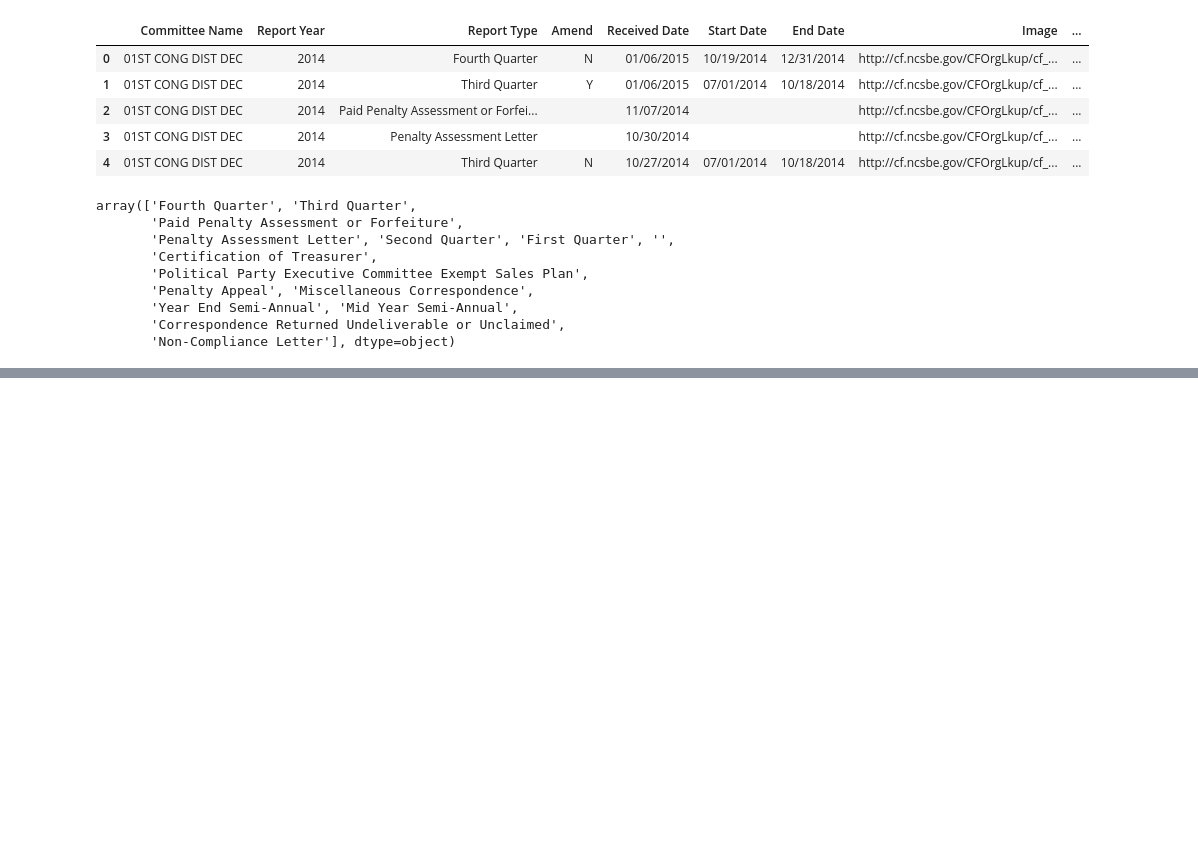
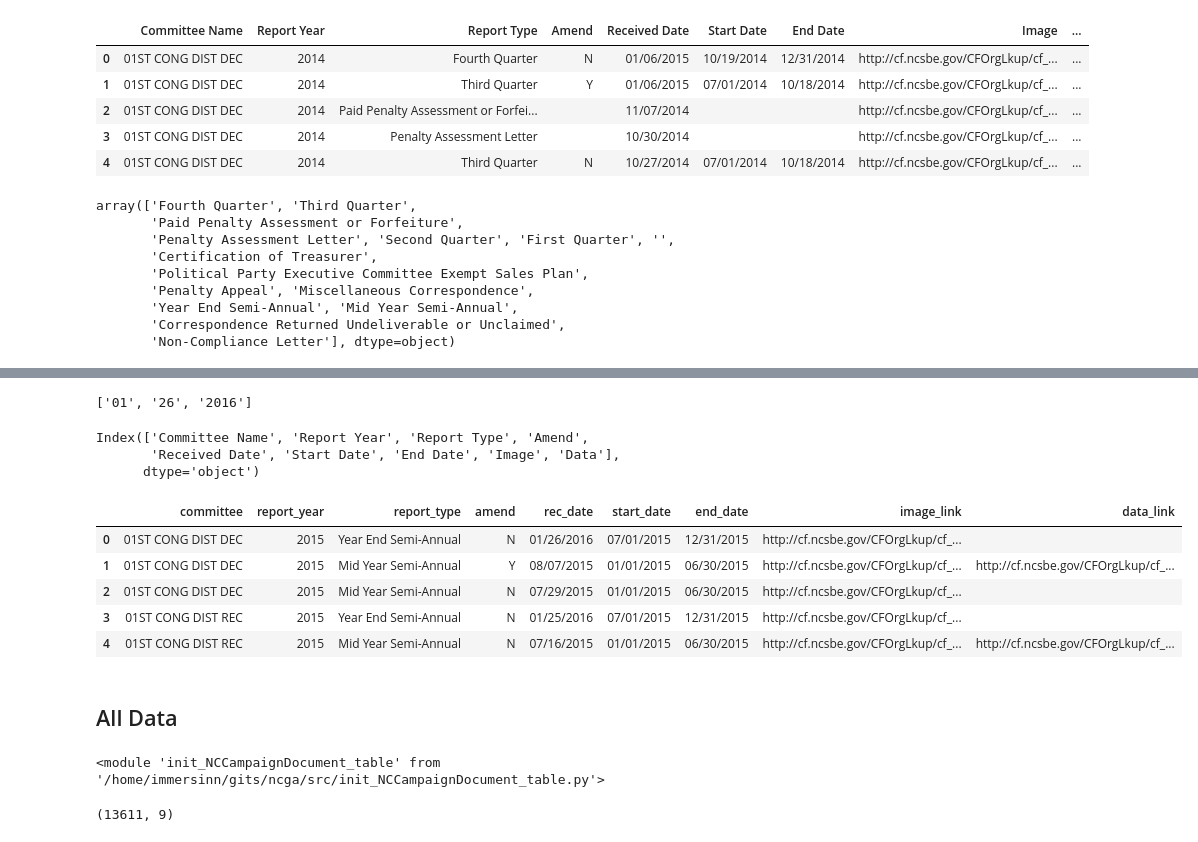
Before and after one commit to immersinn/ncga, a Jupyter notebook: notebooks/explore/Explore All PAC Filings.ipynb, the cells around one changed output, grey strips where cells are left out. Cells and saved outputs as stored; diff of their text form; code cells hidden in the pictures; blank space fills up the shorter version.

```diff
--- a/notebooks/explore/Explore All PAC Filings.ipynb
+++ b/notebooks/explore/Explore All PAC Filings.ipynb
@@ -133,0 +178,10 @@ TabError: inconsistent use of tabs and spaces in indentation (extract_NCCampaign
+# %%
+df2015['Received Date'][0].split('/')
+# %% [output]
+['01', '26', '2016']
+# %%
+df2014.columns
+# %% [output]
+Index(['Committee Name', 'Report Year', 'Report Type', 'Amend',
+       'Received Date', 'Start Date', 'End Date', 'Image', 'Data'],
+      dtype='object')
@@ -133,0 +201,11 @@ TabError: inconsistent use of tabs and spaces in indentation (extract_NCCampaign
+# %%
+df2015.head()
+# %% [output]
+|  | committee | report_year | report_type | amend | rec_date | start_date | end_date | image_link | data_link |
+| 0 | 01ST CONG DIST DEC | 2015 | Year End Semi-Annual | N | 01/26/2016 | 07/01/2015 | 12/31/2015 | http://cf.ncsbe.gov/CFOrgLkup/cf_... |  |
+| 1 | 01ST CONG DIST DEC | 2015 | Mid Year Semi-Annual | Y | 08/07/2015 | 01/01/2015 | 06/30/2015 | http://cf.ncsbe.gov/CFOrgLkup/cf_... | http://cf.ncsbe.gov/CFOrgLkup/cf_... |
+| 2 | 01ST CONG DIST DEC | 2015 | Mid Year Semi-Annual | N | 07/29/2015 | 01/01/2015 | 06/30/2015 | http://cf.ncsbe.gov/CFOrgLkup/cf_... |  |
+| 3 | 01ST CONG DIST REC | 2015 | Year End Semi-Annual | N | 01/25/2016 | 07/01/2015 | 12/31/2015 | http://cf.ncsbe.gov/CFOrgLkup/cf_... |  |
+| 4 | 01ST CONG DIST REC | 2015 | Mid Year Semi-Annual | N | 07/16/2015 | 01/01/2015 | 06/30/2015 | http://cf.ncsbe.gov/CFOrgLkup/cf_... | http://cf.ncsbe.gov/CFOrgLkup/cf_... |
+# %% [markdown]
+## All Data
@@ -133,0 +214,4 @@ TabError: inconsistent use of tabs and spaces in indentation (extract_NCCampaign
+# %%
+reload(init_NCCampaignDocument_table)
+# %% [output]
+<module 'init_NCCampaignDocument_table' from '/home/immersinn/gits/ncga/src/init_NCCampaignDocument_table.py'>
@@ -133,0 +220,4 @@ TabError: inconsistent use of tabs and spaces in indentation (extract_NCCampaign
+# %%
+df2014.shape
+# %% [output]
+(13611, 9)
```
Also changed, not shown: parts of 27 cells of this notebook, 41 other files.
